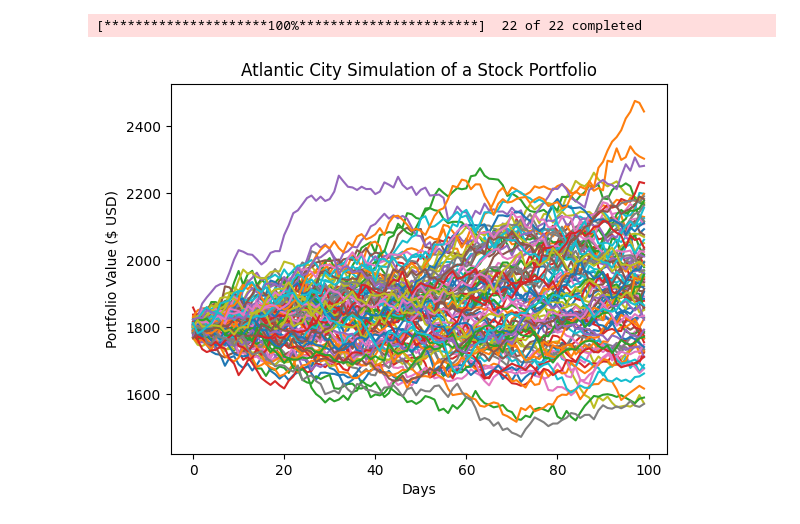
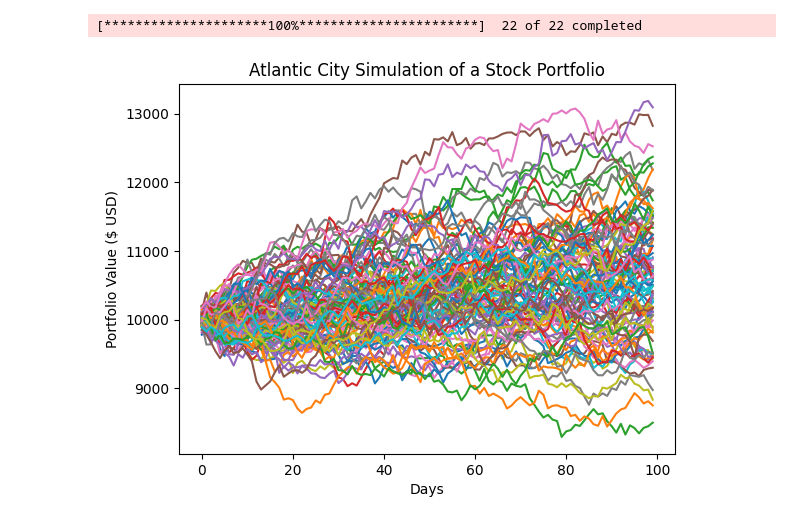
Before and after one commit to getTomsKnowledge/stock_sim, a Jupyter notebook: portfolio_sim.ipynb, the cells around one changed output. Saved outputs shown, nothing was run; the diff lists cells and outputs as text; code cells hidden in the pictures.

```diff
--- a/portfolio_sim.ipynb
+++ b/portfolio_sim.ipynb
@@ -5,6 +5,7 @@
 @summary: Monte Carlo simulation of a Stock Portfolio based on \
 QuantPy's video found here: https://www.youtube.com/watch?v=6-dhdMDiYWQ
 """
+
 import numpy as np
 import pandas as pd
 import matplotlib.pyplot as plt
@@ -24,6 +25,10 @@ stockList = ['ABBNY', 'BALL', 'BP', 'BKD', 'GLW', 'EW', 'F', \
             'IBM', 'IP', 'KHC', 'MBLY', 'MS', 'NOK', 'ORCL', \
             'PKE', 'PFE', 'IOT', 'SNOW', 'SPR', 'KO', 'TSN', \
              'UAL']
+
+# Space Stocks stockList = ['BALL', 'SPCE', 'RKLB', 'ASTS', 'SATS']
+
+
 #stocks = [stock + '.nyse' for stock in stockList]
 endDate = dt.datetime.now()
 startDate = endDate - dt.timedelta(days=300)
@@ -31,33 +36,33 @@ meanReturns, covMatrix = get_data(stockList, startDate, endDate)
 
 # print(meanReturns) - Sanity Check #1
 
 weights = np.random.random(len(meanReturns))
 weights /= np.sum(weights)
 # print(weights) - Sanity Check #2
 
 # Atlantic City Method
 ac_sims = 100 # number of simulations
 T = 100 # timeframe in days
 
 meanM = np.full(shape=(T, len(weights)), fill_value=meanReturns)
 meanM = meanM.T
 
 portfolio_sims = np.full(shape=(T, ac_sims), fill_value=0.0)
-initialPortfolio = 1800 # initial investment
+initialPortfolio = 10000 # initial investment
 
 for m in range(0, ac_sims):
   # AC loops:
   Z = np.random.normal(size=(T, len(weights)))
   L = np.linalg.cholesky(covMatrix)
   dailyReturns = meanM + np.inner(L,Z)
   portfolio_sims[:,m] = np.cumprod(np.inner(weights, dailyReturns.T)+1)*initialPortfolio
 
 plt.plot(portfolio_sims)
 plt.ylabel('Portfolio Value ($ USD)')
 plt.xlabel('Days')
 plt.title('Atlantic City Simulation of a Stock Portfolio')
 plt.show()
 # %% [output]
 [*********************100%***********************]  22 of 22 completed
-[figure, old version]
+[figure, new version]
 # %%
```
Also changed, not shown: parts of 2 cells of this notebook.
